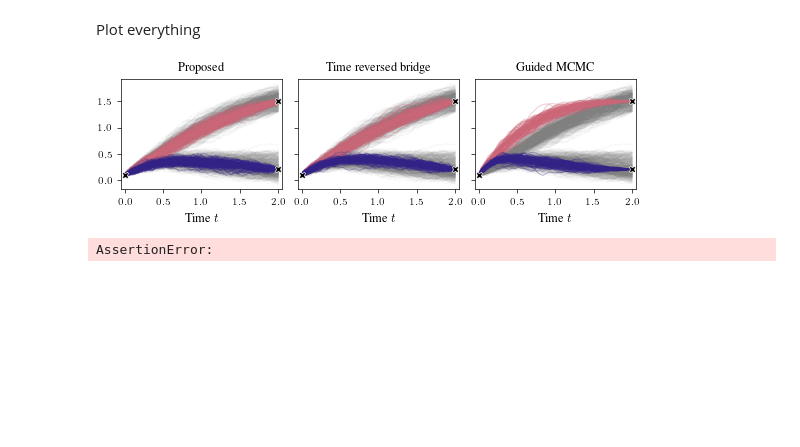
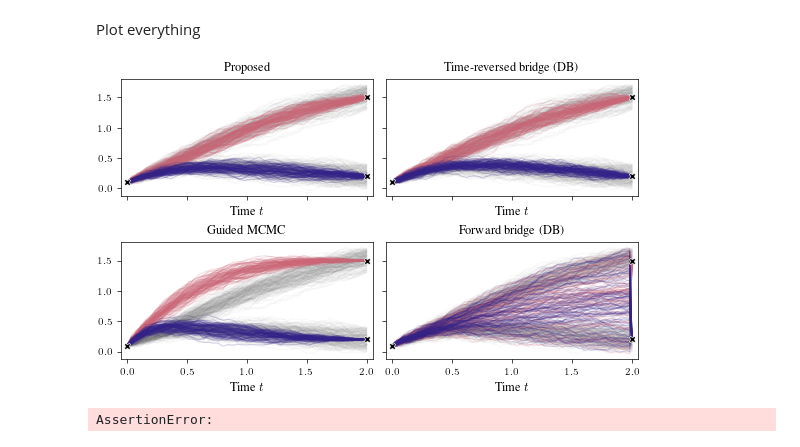
Before and after one commit to libbylbaker/forward_bridge, a Jupyter notebook: experiments/results/cell/cell_fixed_end_pt.ipynb, the cells around one changed output. Saved outputs shown, nothing was run; the diff lists cells and outputs as text; code cells hidden in the pictures; blank space fills up the shorter version.

```diff
--- a/experiments/results/cell/cell_fixed_end_pt.ipynb
+++ b/experiments/results/cell/cell_fixed_end_pt.ipynb
@@ -58,7 +58,7 @@ Load conditioned trajectories from proposed model
 # %%
 path = f"../../checkpoints/cell/fixed_y_{y}_T_{T}_N_50"
 
-N=500
+N=50
 
 ts_cond = jnp.linspace(0, T, N)
 
@@ -98,6 +98,13 @@ diffusion_bridge_fw = np.load("/Users/libbybaker/Documents/Python/DiffusionBridg
 
 time_steps = diffusion_bridge_fw.shape[1]
 ts_fw = np.linspace(0, T, time_steps)
+# %%
+import numpy as np
+
+diffusion_bridge_bw = np.load("/Users/libbybaker/Documents/Python/DiffusionBridge/cell/cell_traj_T_2.0_X0_tensor([0.1000, 0.1000])_XT_tensor([1.5000, 0.2000])_M_50_bw.npy")
+
+time_steps = diffusion_bridge_bw.shape[1]
+ts_bw = np.linspace(0, T, time_steps)
 # %% [markdown]
 Load trajectories from guided MH
 # %%
@@ -139,51 +146,55 @@ def plot_trajectories(trajs, ts, axis, axs, color, **plot_kwargs):
         axs.plot(ts, traj[:, axis], color=color, **plot_kwargs)
     return axs
 # %%
-plt.rcParams.update(figsizes.neurips2023(nrows=1, ncols=2))
+plt.rcParams.update(figsizes.neurips2023(nrows=2, ncols=2))
 
-fig, axs = plt.subplot_mosaic([["proposed", "forward", "guided"]], sharex=True, sharey=True)
+fig, axs = plt.subplot_mosaic([["proposed", "forward"], ["guided", "backward"]], sharex=True, sharey=True)
 
-upper_max = 2.3
+upper_max = 1.7
 upper_min = 1.3
-lower_max = 0.7
-lower_min = -1.0
+lower_max = 0.4
+lower_min = 0.0
 
 plot_kwargs_true = {"linewidth": 0.8, "alpha": 0.05}
-plot_kwargs = {"linewidth": 0.8, "alpha": 0.3}
+plot_kwargs = {"linewidth": 0.8, "alpha": 0.2}
 
-for ax in axs["proposed"], axs["guided"], axs["forward"]:
+for ax in axs["proposed"], axs["guided"], axs["forward"], axs["backward"]:
 
     for traj in forward_trajs:
-        if traj[-1, 0] > upper_min and lower_min < traj[-1, 1] < lower_max:
+        if upper_max > traj[-1, 0] > upper_min and lower_min < traj[-1, 1] < lower_max:
             ax.plot(ts, traj[:, 0], color='grey', **plot_kwargs_true)
             ax.plot(ts, traj[:, 1], color='grey', **plot_kwargs_true)
-        if traj[-1, 1] > upper_min and lower_min < traj[-1, 0] < lower_max:
-            ax.plot(ts, traj[:, 1], color='grey', **plot_kwargs_true)
-            ax.plot(ts, traj[:, 0], color='grey', **plot_kwargs_true)
+        # if traj[-1, 1] > upper_min and lower_min < traj[-1, 0] < lower_max:
+        #     ax.plot(ts, traj[:, 1], color='grey', **plot_kwargs_true)
+        #     ax.plot(ts, traj[:, 0], color='grey', **plot_kwargs_true)
 
     ax.set_xlim(-0.05, 2.05)
     ax.set_xlabel("Time $t$")
     ax.plot([0, 2, 2], [0.1, 1.5, 0.2], marker="X",markersize=5, markeredgewidth=0.5, linestyle="None", zorder=10, color="black", markeredgecolor="white")
 
 axs["guided"] = plot_trajectories(guided_traj[:100], ts_gt, 0, axs["guided"], 'C0', **plot_kwargs)
 axs["guided"] = plot_trajectories(guided_traj[:100], ts_gt, 1, axs["guided"], 'C1', **plot_kwargs)
 axs["guided"].set_title("Guided MCMC")
 
 
 axs["forward"] = plot_trajectories(diffusion_bridge_fw[:100], ts_fw, 0, axs["forward"], 'C0', **plot_kwargs)
 axs["forward"] = plot_trajectories(diffusion_bridge_fw[:100], ts_fw, 1, axs["forward"], 'C1', **plot_kwargs)
-axs["forward"].set_title("Time reversed bridge")
+axs["forward"].set_title("Time-reversed bridge (DB)")
 
 
 axs["proposed"] = plot_trajectories(conditioned_trajs[:100], ts_cond, 0, axs["proposed"], 'C0', **plot_kwargs)
 axs["proposed"] = plot_trajectories(conditioned_trajs[:100], ts_cond, 1, axs["proposed"], 'C1', **plot_kwargs)
 axs["proposed"].set_title("Proposed")
 
+axs["backward"] = plot_trajectories(diffusion_bridge_bw[:100], ts_bw, 0, axs["backward"], 'C0', **plot_kwargs)
+axs["backward"] = plot_trajectories(diffusion_bridge_bw[:100], ts_bw, 1, axs["backward"], 'C1', **plot_kwargs)
+axs["backward"].set_title("Forward bridge (DB)")
 
-plt.savefig("messy_plot.pdf")
+
+plt.savefig("cell_comparison.pdf")
 # fig, axs = plot_trajectories(diffusion_bridge_fw, ts_gt, 0, fig, axs, 'C2', alpha=0.5)
 # %% [output]
-[figure, old version]
+[figure, new version]
 # %%
 assert False
 # %% [output]
```
Also changed, not shown: parts of 1 cell of this notebook, 15 other files.
